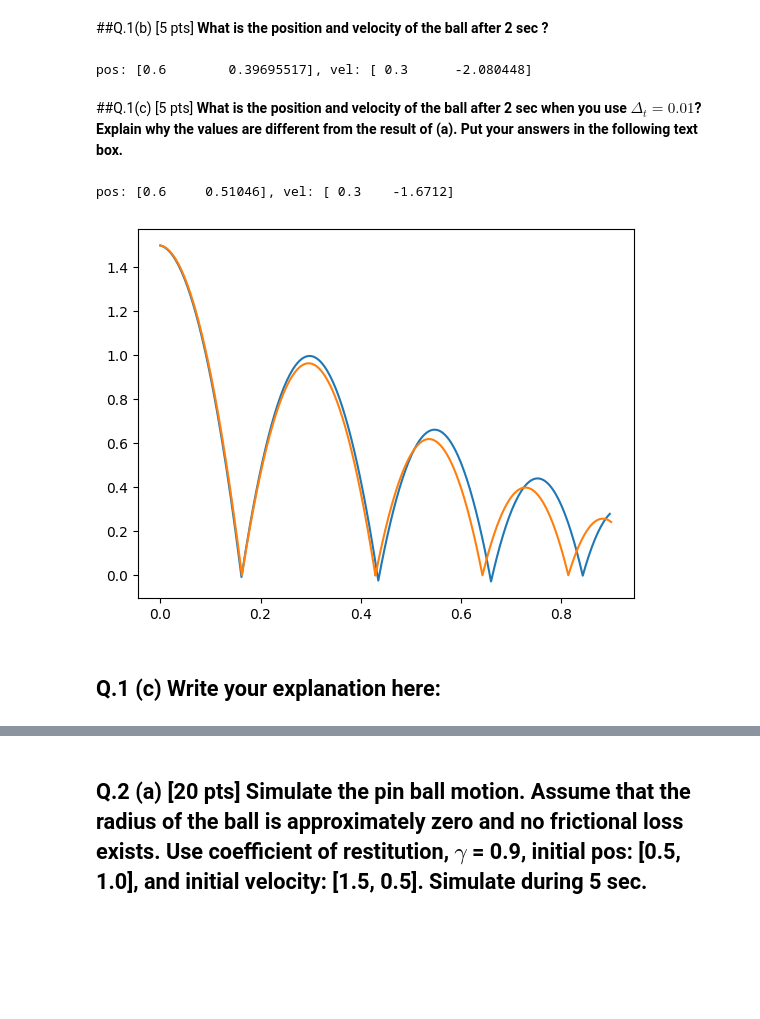
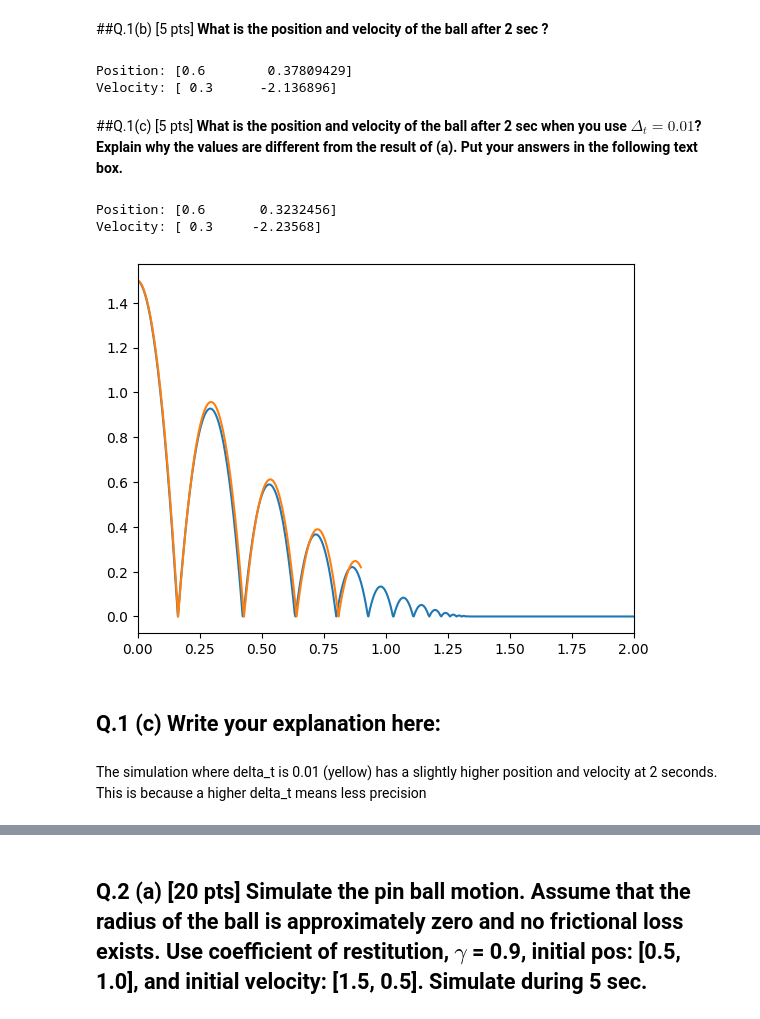
Before and after one commit to wsau2/AI-test, a Jupyter notebook: HW4.ipynb, the cells around one changed output, grey strips where cells are left out. Drawn from its saved outputs; the diff is of its cells as text; code cells hidden in the pictures; blank space fills up the shorter version.

```diff
--- a/HW4.ipynb
+++ b/HW4.ipynb
@@ -113,24 +113,43 @@ plt.show()
 ##Q.1(b) [5 pts] **What is the position and velocity of the ball after 2 sec ?**
 # %%
 # Write your code: Print the position and velocity at 2 sec
+time_index = int(2/delta_t)
+print(f"Position: {p_hist[time_index]}")
+print(f"Velocity: {v_hist[time_index]}")
 # %% [output]
-pos: [0.6        0.39695517], vel: [ 0.3      -2.080448]
+Position: [0.6        0.37809429]
+Velocity: [ 0.3      -2.136896]
 # %% [markdown]
 ##Q.1(c) [5 pts] **What is the position and velocity of the ball after 2 sec when you use $\Delta_t=0.01$? Explain why the values are different from the result of (a). Put your answers in the following text box.**
 # %%
 # Write your code: Simulate the bouncing ball again with new delta t
+mass = 1
+coeff_rest = 0.8
+init_pos = np.array([0, 1.5])
+init_vel = np.array([0.3, -0.1])
+delta_t = 0.01
 
+N=3000
+
+[p_hist_2, v_hist_2, t_hist_2] = simulate_ball(mass, coeff_rest, init_pos, init_vel, delta_t, N)
 # Write your code: Print the position and velocity at 2 sec
+time_index = int(2/delta_t)
+print(f"Position: {p_hist_2[time_index]}")
+print(f"Velocity: {v_hist_2[time_index]}")
 # %% [output]
-pos: [0.6     0.51046], vel: [ 0.3    -1.6712]
+Position: [0.6       0.3232456]
+Velocity: [ 0.3     -2.23568]
 # %%
 plt.plot(p_hist_2[:, 0], p_hist_2[:, 1])
 plt.plot(p_hist[:, 0], p_hist[:, 1])
+plt.xlim(0, 2)
 plt.show()
 # %% [output]
-[figure, old version]
+[figure, new version]
 # %% [markdown]
 ## Q.1 (c) Write your explanation here:
+# %% [markdown]
+The simulation where delta_t is 0.01 (yellow) has a slightly higher position and velocity at 2 seconds. This is because a higher delta_t means less precision
 # %% [markdown]
 # Q.2 [40 pts] **Pinball Simulation**
 <img src="https://github.com/DARoSLab/Adv_robot_dyn_ctrl/blob/main/Figures/pinball.png?raw=true" width="500">
```
Also changed, not shown: parts of 1 cell of this notebook.
